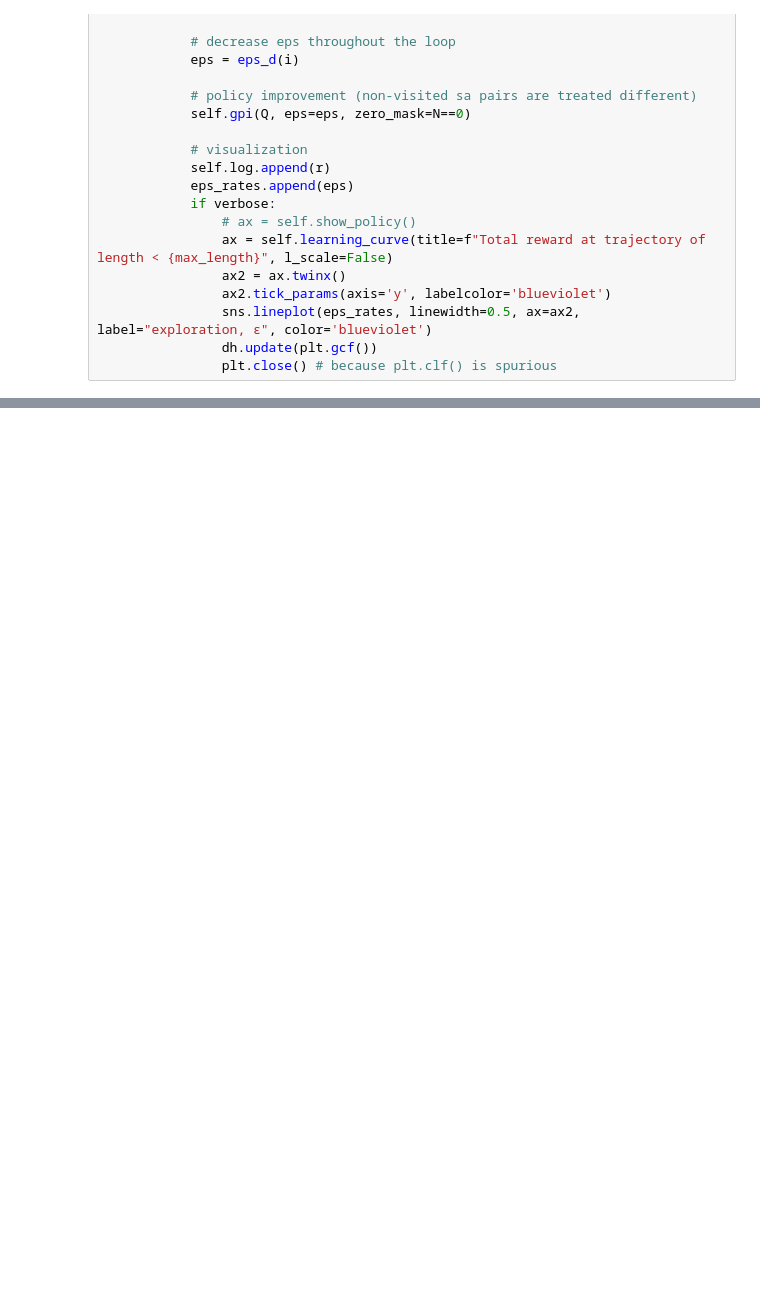
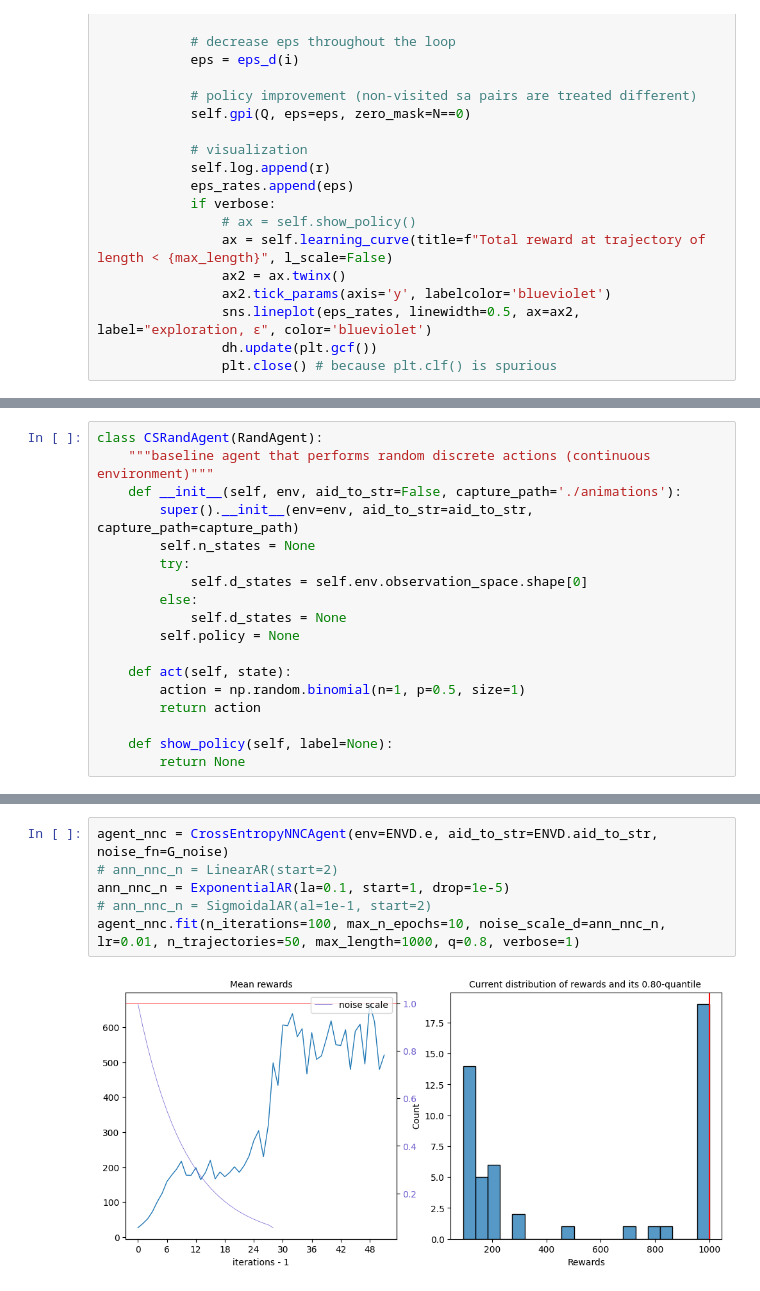
Before and after one commit to Axik0/DRL, a Jupyter notebook: DRL4(CartPole-v1).ipynb, the cells around one changed output, grey strips where cells are left out. Cells and saved outputs as stored; diff of their text form; blank space fills up the shorter version.

```diff
--- a/DRL4(CartPole-v1).ipynb
+++ b/DRL4(CartPole-v1).ipynb
@@ -232,0 +255,18 @@ sarsa.fit(n_trajectories=1000, max_length=950, alpha_d=ann_sarsa_a, eps_d=ann_sa
+# %%
+class CSRandAgent(RandAgent):
+    """baseline agent that performs random discrete actions (continuous environment)"""
+    def __init__(self, env, aid_to_str=False, capture_path='./animations'):
+        super().__init__(env=env, aid_to_str=aid_to_str, capture_path=capture_path)
+        self.n_states = None
+        try:
+            self.d_states = self.env.observation_space.shape[0]
+        else:
+            self.d_states = None
+        self.policy = None
+
+    def act(self, state):
+        action = np.random.binomial(n=1, p=0.5, size=1)
+        return action
+
+    def show_policy(self, label=None):
+        return None
@@ -232,0 +378,8 @@ sarsa.fit(n_trajectories=1000, max_length=950, alpha_d=ann_sarsa_a, eps_d=ann_sa
+# %%
+agent_nnc = CrossEntropyNNCAgent(env=ENVD.e, aid_to_str=ENVD.aid_to_str, noise_fn=G_noise)
+# ann_nnc_n = LinearAR(start=2)
+ann_nnc_n = ExponentialAR(la=0.1, start=1, drop=1e-5)
+# ann_nnc_n = SigmoidalAR(al=1e-1, start=2)
+agent_nnc.fit(n_iterations=100, max_n_epochs=10, noise_scale_d=ann_nnc_n, lr=0.01, n_trajectories=50, max_length=1000, q=0.8, verbose=1)
+# %% [output]
+[figure, added]
```
Also changed, not shown: parts of 6 cells of this notebook, 2 other files.
